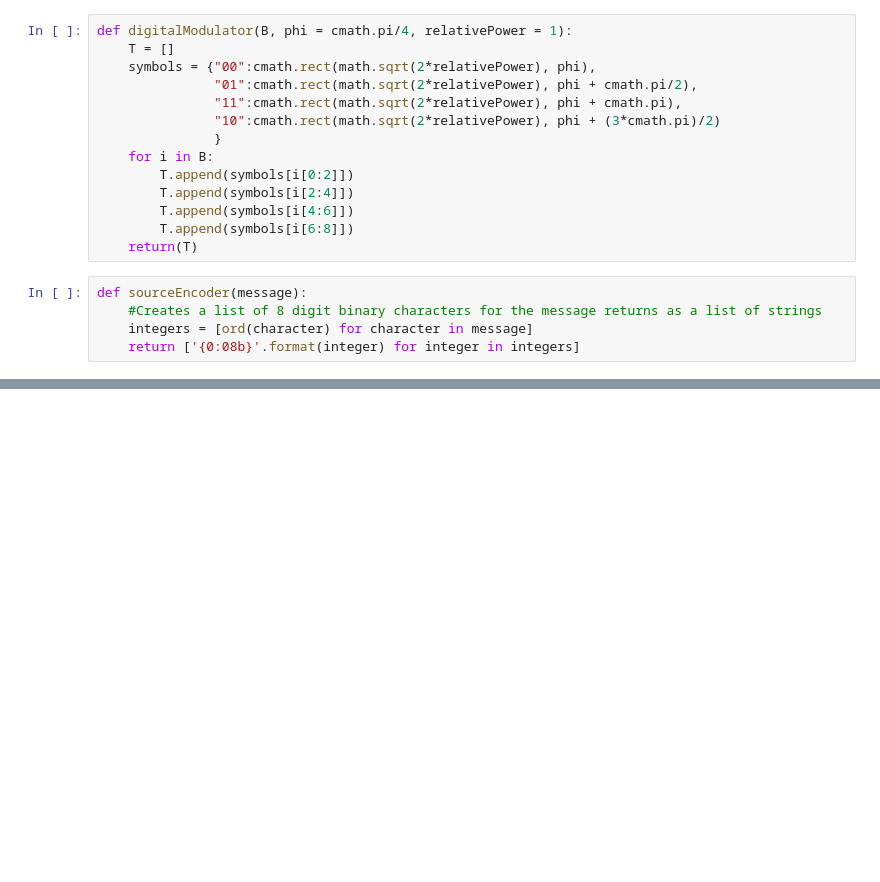
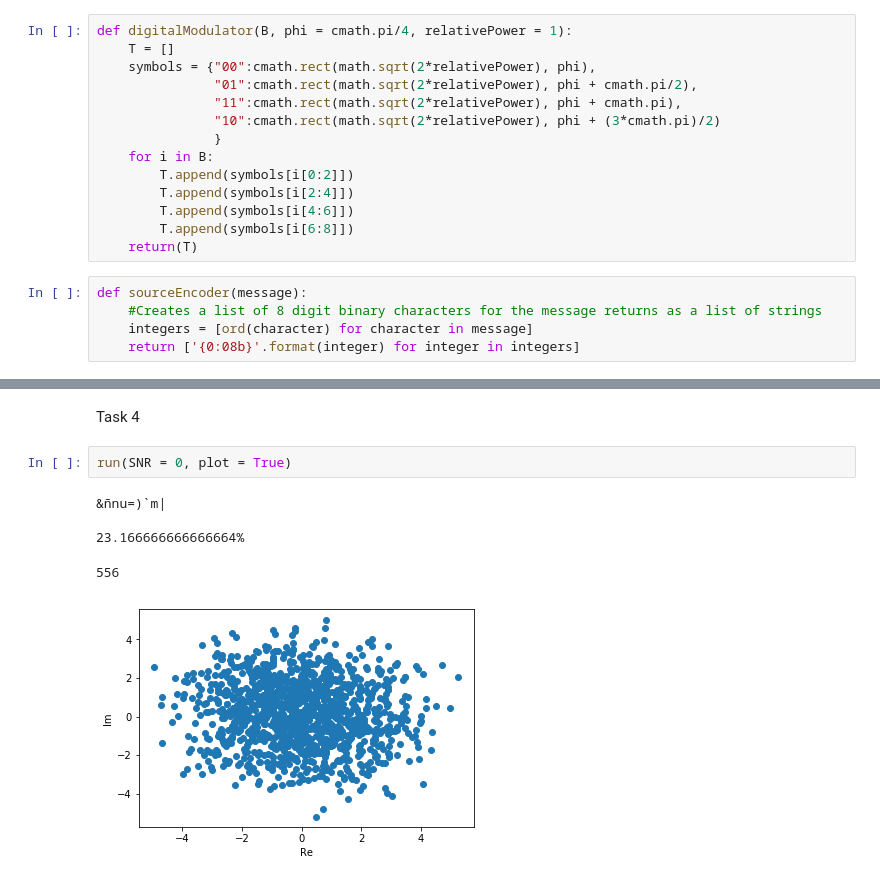
Before and after one commit to EdwardStables/CommsCW, a Jupyter notebook: Jupyter Workings/Workbook for signal processing.ipynb, the cells around one changed output, grey strips where cells are left out. Saved outputs shown, nothing was run; the diff lists cells and outputs as text; blank space fills up the shorter version.

```diff
--- a/Jupyter Workings/Workbook for signal processing.ipynb
+++ b/Jupyter Workings/Workbook for signal processing.ipynb
@@ -248,0 +262,10 @@ plot(errorCounter)
+# %% [markdown]
+Task 4
+# %%
+run(SNR = 0, plot = True)
+# %% [output]
+&ñnu=)`m|
+
+23.166666666666664%
+556
+[figure, added]
```
Also changed, not shown: parts of 25 cells of this notebook, 3 other files.
